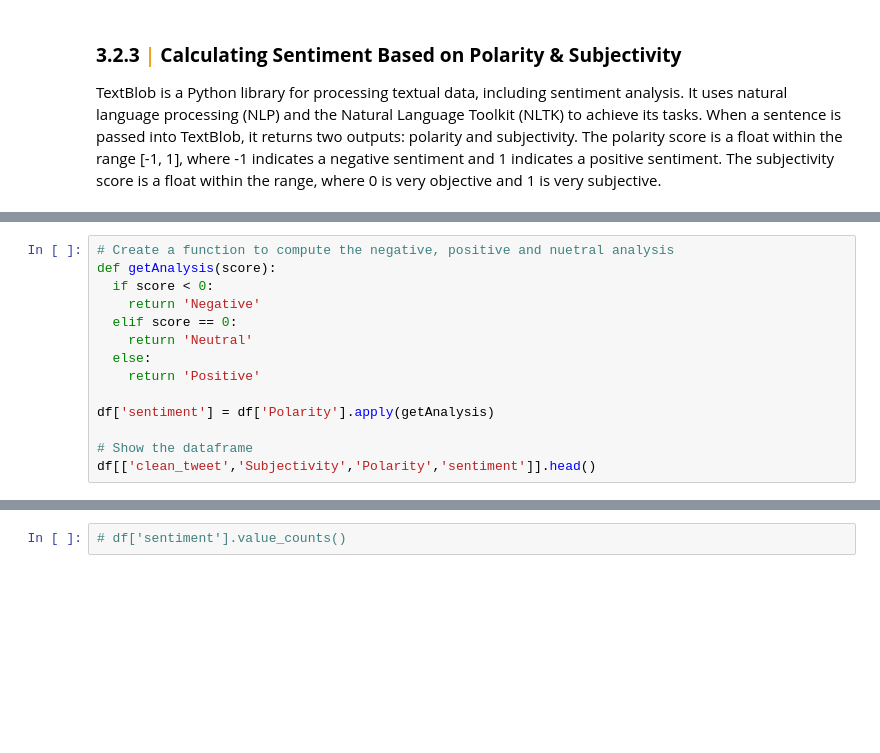
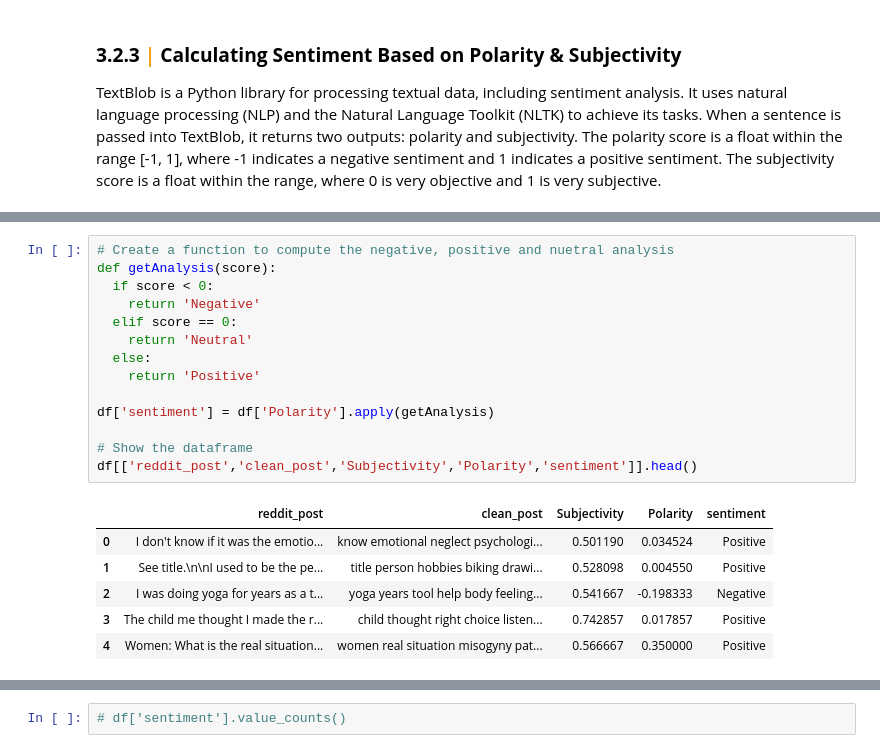
Before and after one commit to alexmuturi/Mental-Health-Chatbot, a Jupyter notebook: notebooks/1. data_pre_processing.ipynb, the cells around one changed output, grey strips where cells are left out. Drawn from its saved outputs; the diff is of its cells as text; blank space fills up the shorter version.

```diff
--- a/notebooks/1. data_pre_processing.ipynb
+++ b/notebooks/1. data_pre_processing.ipynb
@@ -584,16 +694,23 @@ df[['clean_tweet','Subjectivity','Polarity']].head()
 # %%
 # Create a function to compute the negative, positive and nuetral analysis
 def getAnalysis(score):
   if score < 0:
     return 'Negative'
   elif score == 0:
     return 'Neutral'
   else:
     return 'Positive'
 
 df['sentiment'] = df['Polarity'].apply(getAnalysis)
 
 # Show the dataframe
-df[['clean_tweet','Subjectivity','Polarity','sentiment']].head()
+df[['reddit_post','clean_post','Subjectivity','Polarity','sentiment']].head()
+# %% [output]
+|  | reddit_post | clean_post | Subjectivity | Polarity | sentiment |
+| 0 | I don't know if it was the emotio... | know emotional neglect psychologi... | 0.501190 | 0.034524 | Positive |
+| 1 | See title.\n\nI used to be the pe... | title person hobbies biking drawi... | 0.528098 | 0.004550 | Positive |
+| 2 | I was doing yoga for years as a t... | yoga years tool help body feeling... | 0.541667 | -0.198333 | Negative |
+| 3 | The child me thought I made the r... | child thought right choice listen... | 0.742857 | 0.017857 | Positive |
+| 4 | Women: What is the real situation... | women real situation misogyny pat... | 0.566667 | 0.350000 | Positive |
 # %%
 df['sentiment'].value_counts()
```
Also changed, not shown: parts of 41 cells of this notebook.
